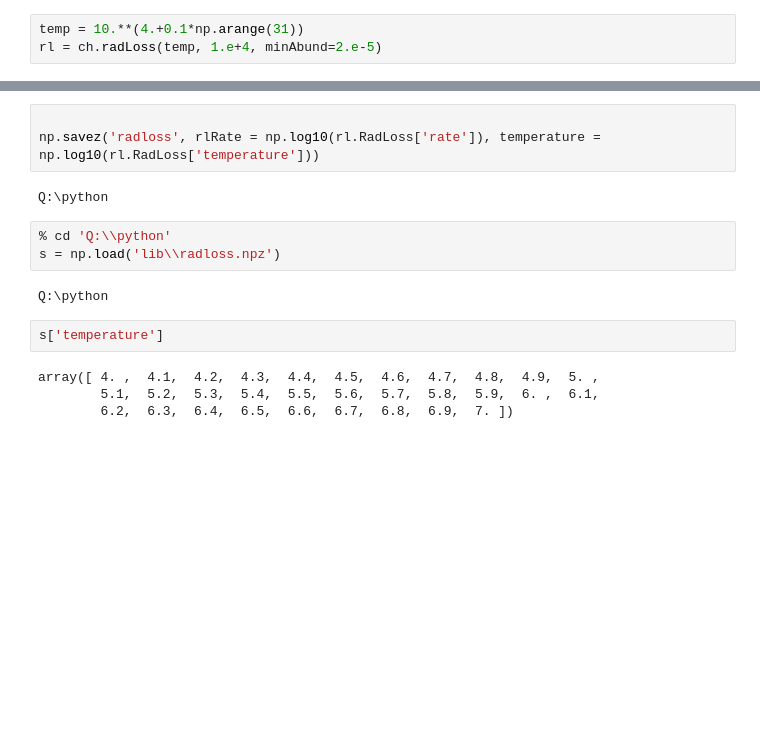
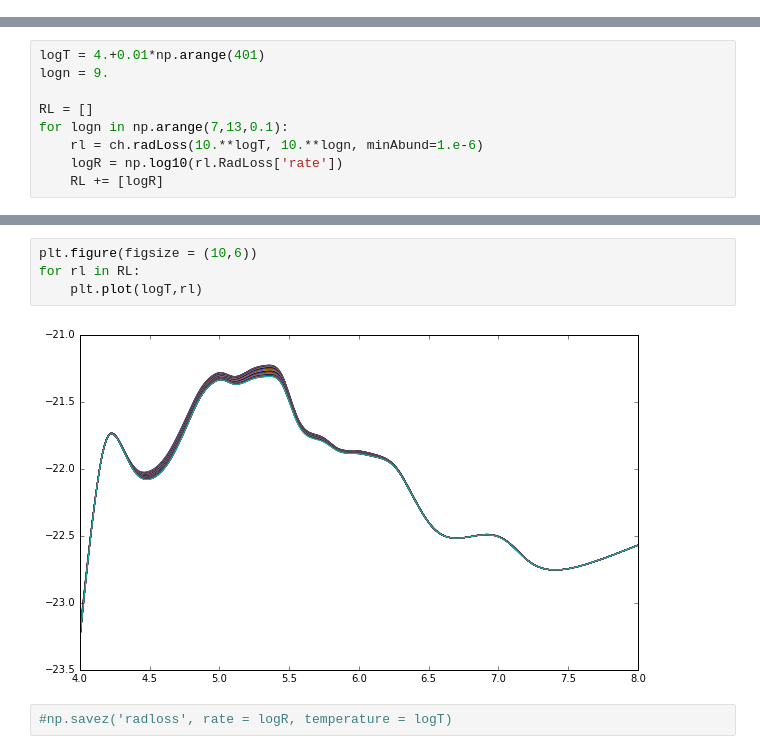
Before and after one commit to temik42/lib, a Jupyter notebook: radloss.ipynb, the cells around one changed output, grey strips where cells are left out. Drawn from its saved outputs; the diff is of its cells as text; blank space fills up the shorter version.

```diff
--- a/radloss.ipynb
+++ b/radloss.ipynb
@@ -7,6 +6,3 @@ import chianti.core as ch
 # %% [output]
  found PyQt4 widgets
  using PyQt4 widgets
-# %%
-temp = 10.**(4.+0.1*np.arange(31))
-rl = ch.radLoss(temp, 1.e+4, minAbund=2.e-5)
@@ -19,0 +9,9 @@ plt.plot(np.log10(rl.RadLoss['temperature']),np.log10(rl.RadLoss['rate']))
+# %%
+logT = 4.+0.01*np.arange(401)
+logn = 9.
+
+RL = []
+for logn in np.arange(7,13,0.1):
+    rl = ch.radLoss(10.**logT, 10.**logn, minAbund=1.e-6)
+    logR = np.log10(rl.RadLoss['rate'])
+    RL += [logR]
@@ -20,16 +36,8 @@ plt.plot(np.log10(rl.RadLoss['temperature']),np.log10(rl.RadLoss['rate']))
+# %%
+plt.figure(figsize = (10,6))
+for rl in RL:
+    plt.plot(logT,rl)
+# %% [output]
+[figure, added]
 # %%
-
-np.savez('radloss', rlRate = np.log10(rl.RadLoss['rate']), temperature = np.log10(rl.RadLoss['temperature']))
+#np.savez('radloss', rate = logR, temperature = logT)
-# %% [output]
-Q:\python
-# %%
-% cd 'Q:\\python'
-s = np.load('lib\\radloss.npz')
-# %% [output]
-Q:\python
-# %%
-s['temperature']
-# %% [output]
-array([ 4. ,  4.1,  4.2,  4.3,  4.4,  4.5,  4.6,  4.7,  4.8,  4.9,  5. ,
-        5.1,  5.2,  5.3,  5.4,  5.5,  5.6,  5.7,  5.8,  5.9,  6. ,  6.1,
-        6.2,  6.3,  6.4,  6.5,  6.6,  6.7,  6.8,  6.9,  7. ])
```
Also changed, not shown: parts of 5 cells of this notebook, 24 other files.
